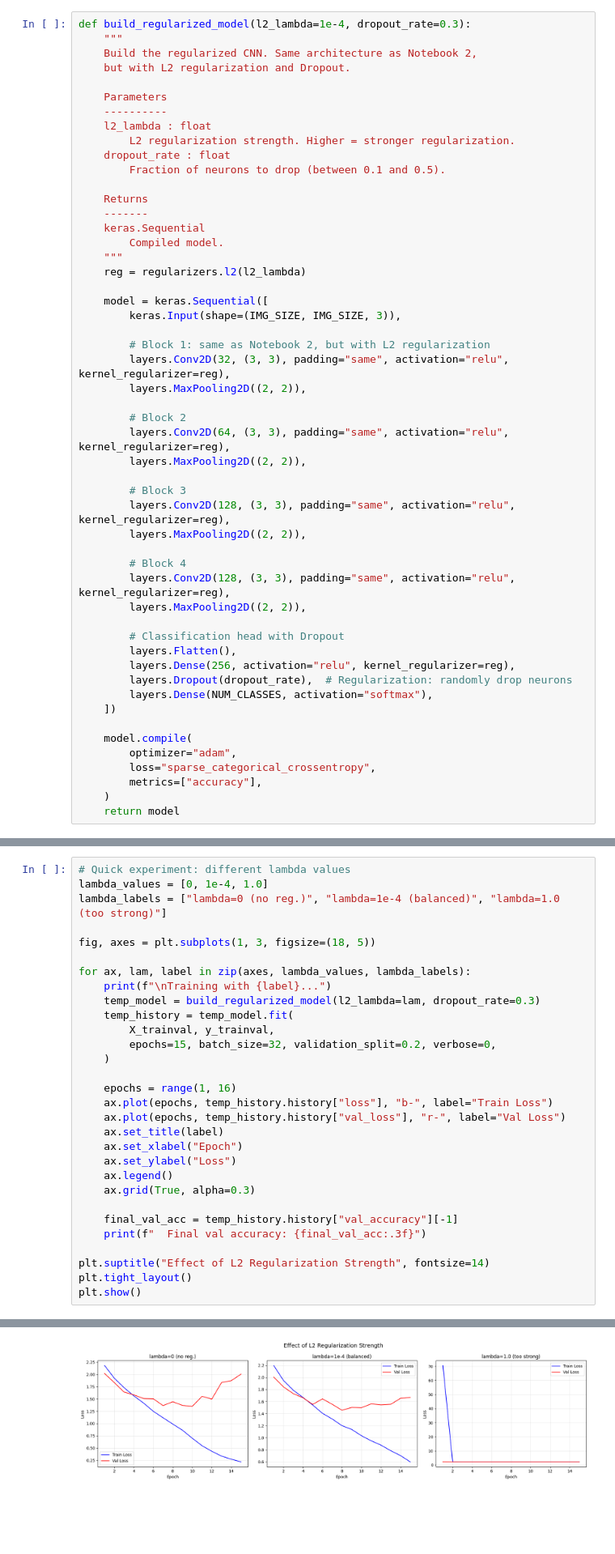
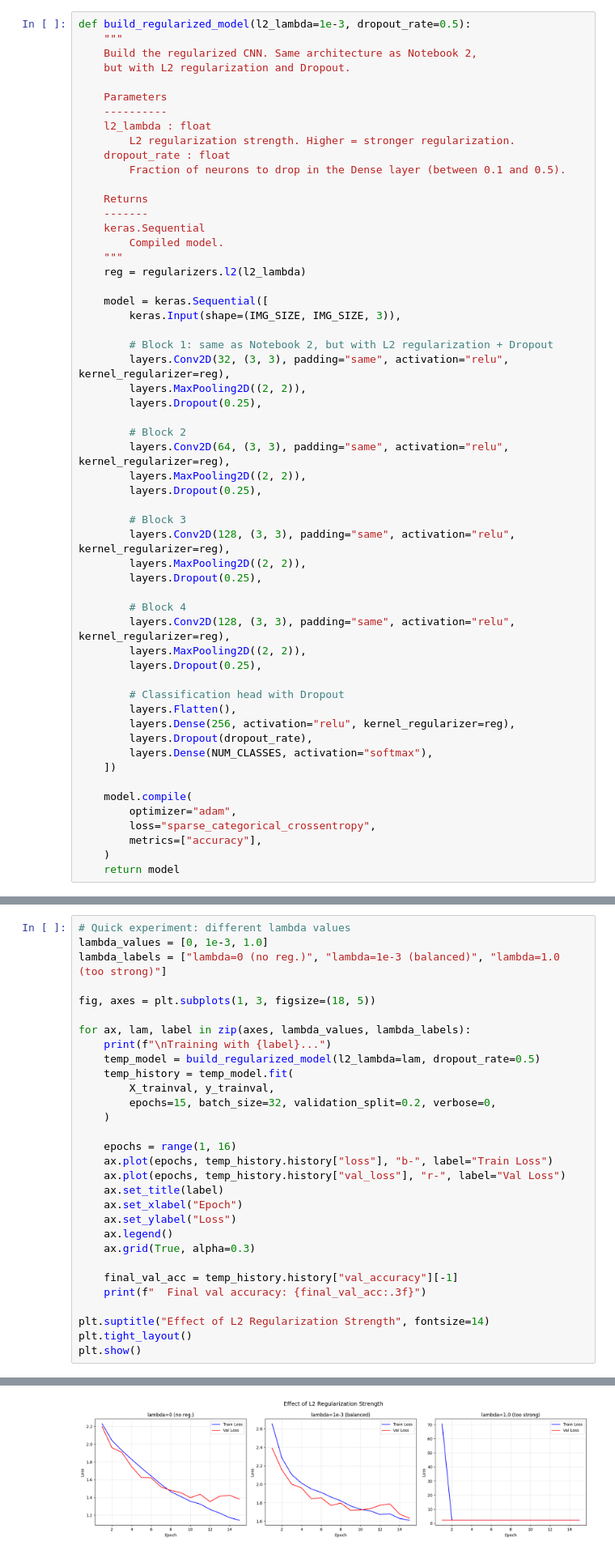
Before and after one commit to developerAurel/AI-Applications, a Jupyter notebook: 03_regularized.ipynb, the cells around one changed output, grey strips where cells are left out. Shown at 81% size. Saved outputs shown, nothing was run; the diff lists cells and outputs as text; blank space fills up the shorter version.

```diff
--- a/03_regularized.ipynb
+++ b/03_regularized.ipynb
@@ -100,7 +103,7 @@ We use **exactly the same architecture** as Notebook 2 (same layers, same number
 
 **The number of trainable parameters stays the same** — Dropout and L2 do not add parameters.
 # %%
-def build_regularized_model(l2_lambda=1e-4, dropout_rate=0.3):
+def build_regularized_model(l2_lambda=1e-3, dropout_rate=0.5):
     """
     Build the regularized CNN. Same architecture as Notebook 2,
     but with L2 regularization and Dropout.
@@ -110,7 +113,7 @@ def build_regularized_model(l2_lambda=1e-4, dropout_rate=0.3):
     l2_lambda : float
         L2 regularization strength. Higher = stronger regularization.
     dropout_rate : float
-        Fraction of neurons to drop (between 0.1 and 0.5).
+        Fraction of neurons to drop in the Dense layer (between 0.1 and 0.5).
 
     Returns
     -------
@@ -122,26 +125,30 @@ def build_regularized_model(l2_lambda=1e-4, dropout_rate=0.3):
     model = keras.Sequential([
         keras.Input(shape=(IMG_SIZE, IMG_SIZE, 3)),
 
-        # Block 1: same as Notebook 2, but with L2 regularization
+        # Block 1: same as Notebook 2, but with L2 regularization + Dropout
         layers.Conv2D(32, (3, 3), padding="same", activation="relu", kernel_regularizer=reg),
         layers.MaxPooling2D((2, 2)),
+        layers.Dropout(0.25),
 
         # Block 2
         layers.Conv2D(64, (3, 3), padding="same", activation="relu", kernel_regularizer=reg),
         layers.MaxPooling2D((2, 2)),
+        layers.Dropout(0.25),
 
         # Block 3
         layers.Conv2D(128, (3, 3), padding="same", activation="relu", kernel_regularizer=reg),
         layers.MaxPooling2D((2, 2)),
+        layers.Dropout(0.25),
 
         # Block 4
         layers.Conv2D(128, (3, 3), padding="same", activation="relu", kernel_regularizer=reg),
         layers.MaxPooling2D((2, 2)),
+        layers.Dropout(0.25),
 
         # Classification head with Dropout
         layers.Flatten(),
         layers.Dense(256, activation="relu", kernel_regularizer=reg),
-        layers.Dropout(dropout_rate),  # Regularization: randomly drop neurons
+        layers.Dropout(dropout_rate),
         layers.Dense(NUM_CLASSES, activation="softmax"),
     ])
 
@@ -194,14 +202,14 @@ Before training the final model, let's briefly demonstrate the effect of L2 regu
 We train short runs (15 epochs) to quickly see the effect.
 # %%
 # Quick experiment: different lambda values
-lambda_values = [0, 1e-4, 1.0]
-lambda_labels = ["lambda=0 (no reg.)", "lambda=1e-4 (balanced)", "lambda=1.0 (too strong)"]
+lambda_values = [0, 1e-3, 1.0]
+lambda_labels = ["lambda=0 (no reg.)", "lambda=1e-3 (balanced)", "lambda=1.0 (too strong)"]
 
 fig, axes = plt.subplots(1, 3, figsize=(18, 5))
 
 for ax, lam, label in zip(axes, lambda_values, lambda_labels):
     print(f"\nTraining with {label}...")
-    temp_model = build_regularized_model(l2_lambda=lam, dropout_rate=0.3)
+    temp_model = build_regularized_model(l2_lambda=lam, dropout_rate=0.5)
     temp_history = temp_model.fit(
         X_trainval, y_trainval,
         epochs=15, batch_size=32, validation_split=0.2, verbose=0,
@@ -234,4 +242,4 @@ Training with lambda=1.0 (too strong)...
-[figure, old version]
+[figure, new version]
 # %% [markdown]
 **Observations from the experiment:**
 - `lambda=0`: Train and val loss diverge → overfitting (as expected, same behavior as Notebook 2)
```
Also changed, not shown: parts of 20 cells of this notebook.
